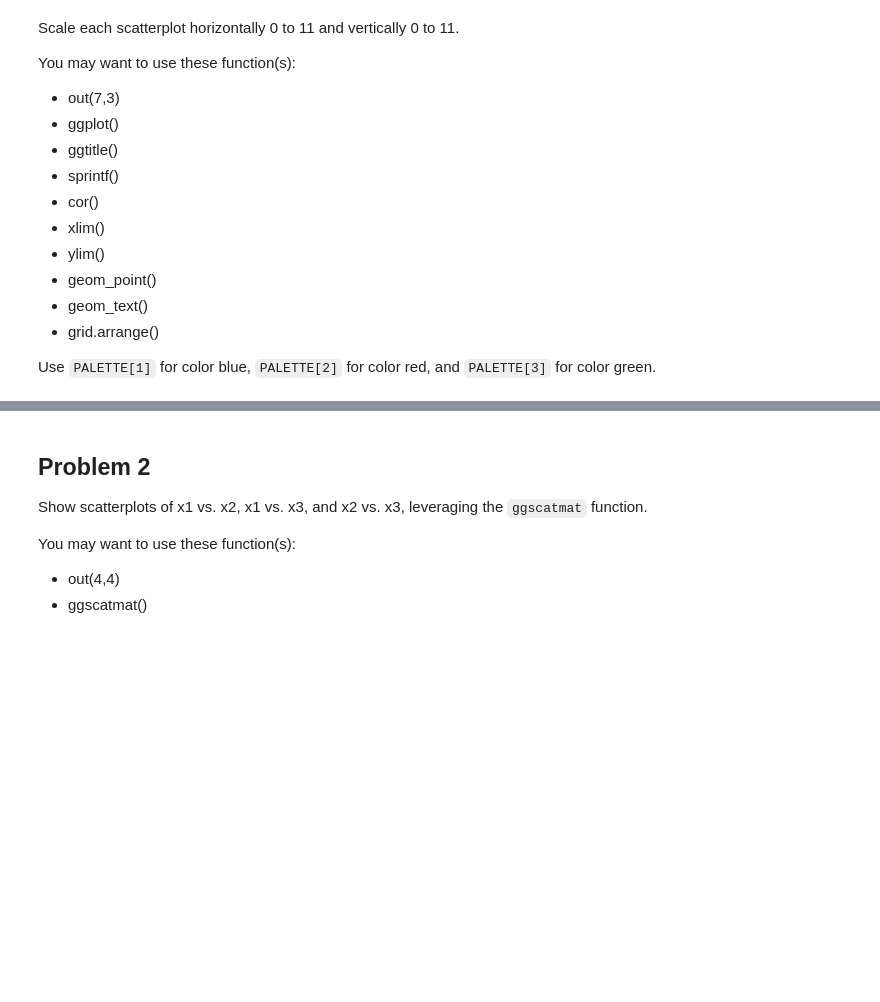
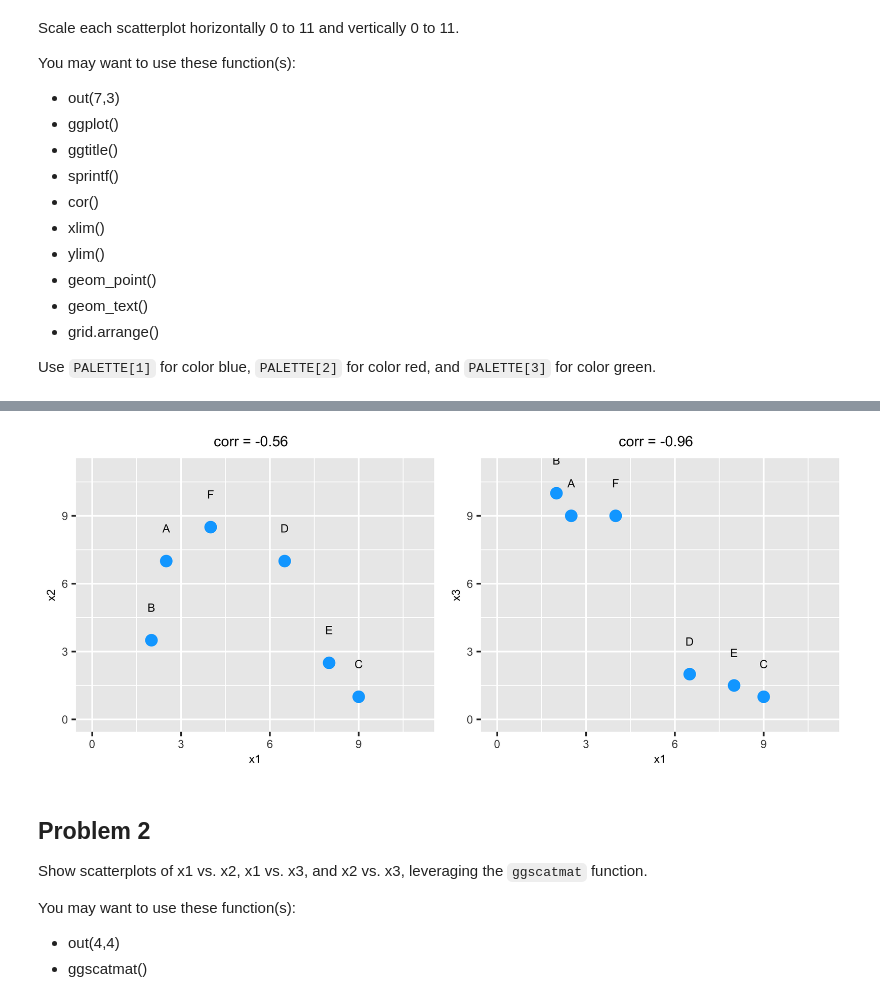
Before and after one commit to micahelinor/Data_Science, a Jupyter notebook: Labs/Advanced Business Analytics/Lab 4 - Data Visualization/04 LAB Data Visualization.ipynb, the cells around one changed output, grey strips where cells are left out. Drawn from its saved outputs; the diff is of its cells as text; code cells hidden in the pictures; blank space fills up the shorter version.

```diff
--- a/Labs/Advanced Business Analytics/Lab 4 - Data Visualization/04 LAB Data Visualization.ipynb
+++ b/Labs/Advanced Business Analytics/Lab 4 - Data Visualization/04 LAB Data Visualization.ipynb
@@ -46,3 +45,19 @@ Use `PALETTE[1]` for color blue, `PALETTE[2]` for color red, and `PALETTE[3]` fo
+# %%
+corr1 = round(cor(data$x1, data$x2), digits = 2)
+s1 = ggplot(data) + xlim(0, 11) + ylim(0, 11) + ggtitle(paste("corr =", corr1, " ")) +
+geom_point(aes(x=x1, y=x2)) +
+geom_text(aes(x=x1, y=x2, label=name), vjust=-3.5) +
+scale_color_manual(values=PALETTE[1], drop=FALSE)
+
+corr2 = round(cor(data$x1, data$x3), digits = 2)
+s2 = ggplot(data) + xlim(0, 11) + ylim(0, 11) + ggtitle(paste("corr =", corr2, " ")) +
+geom_point(aes(x=x1, y=x3)) +
+geom_text(aes(x=x1, y=x3, label=name), vjust=-3.5) +
+scale_color_manual(values=PALETTE[2], drop=FALSE)
+
+grid.arrange(s1, s2, nrow=1)
+# %% [output]
+[figure, added]
 # %% [markdown]
 ## Problem 2
 
```
Also changed, not shown: parts of 2 cells of this notebook, 2 other files.
